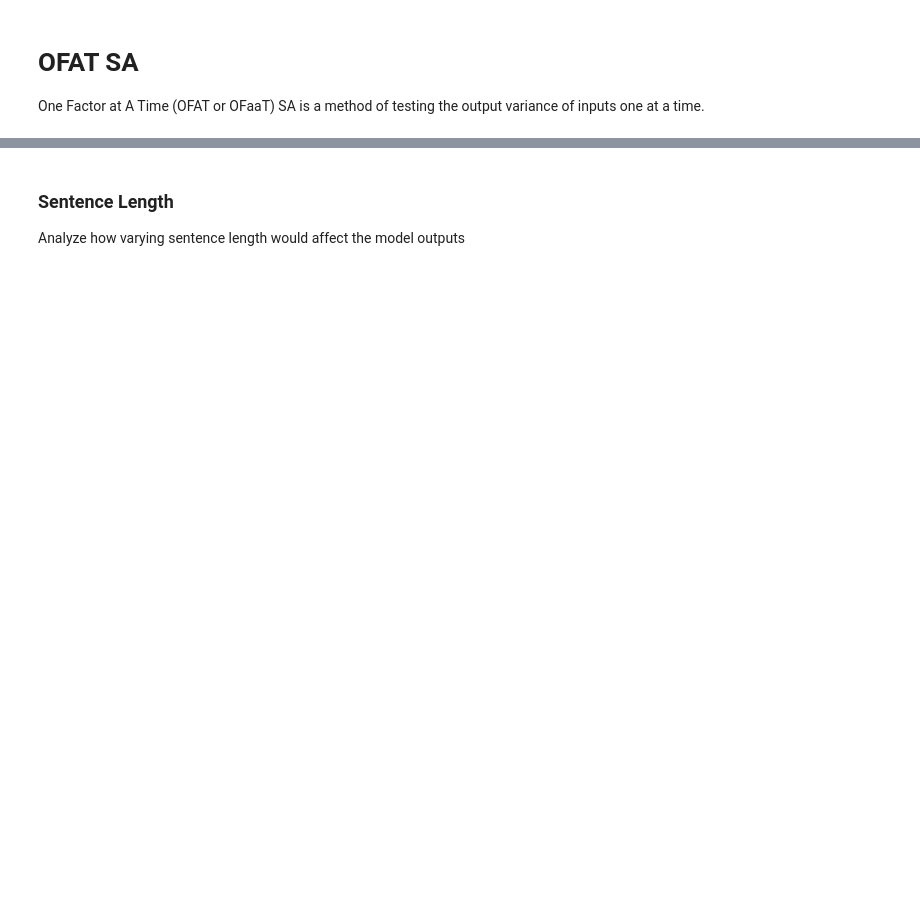
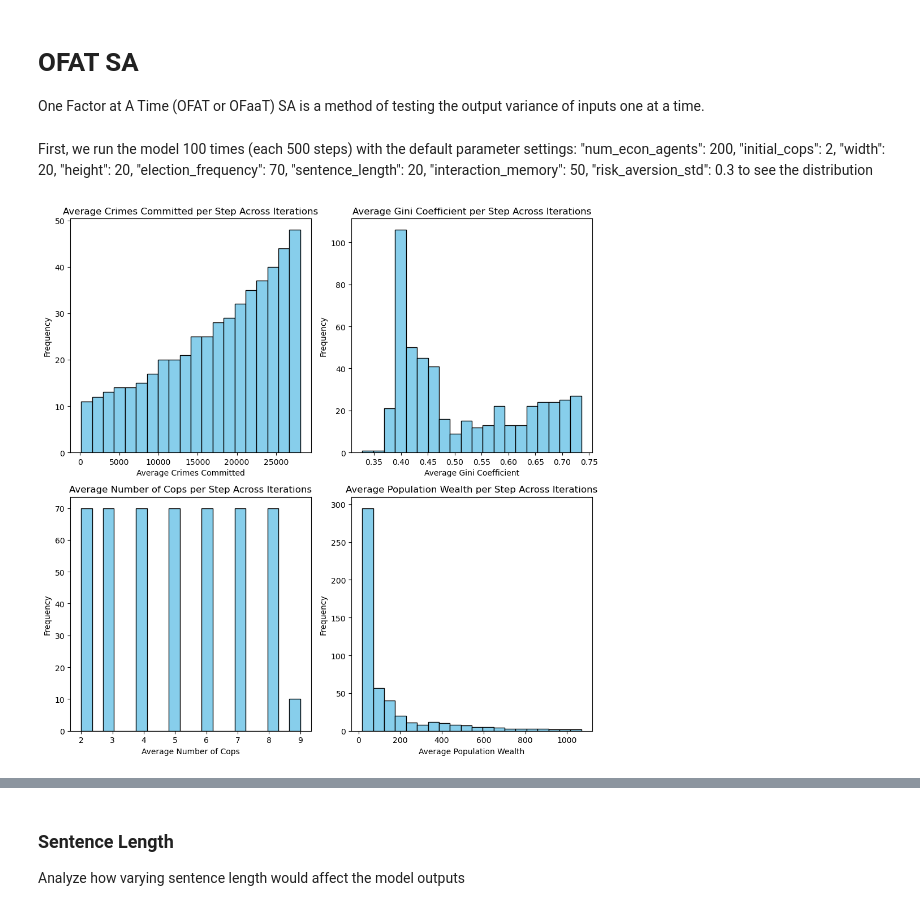
Before and after one commit to nabilasiregar/abm-project, a Jupyter notebook: notebooks/sensitivity_analysis.ipynb, the cells around one changed output, grey strips where cells are left out. Cells and saved outputs as stored; diff of their text form; code cells hidden in the pictures; blank space fills up the shorter version.

Commit message:
update with new default values

```diff
--- a/notebooks/sensitivity_analysis.ipynb
+++ b/notebooks/sensitivity_analysis.ipynb
@@ -9,5 +9,15 @@ from src.plot import plot_average_all_steps, plot_average_last_step
 # %% [markdown]
 # OFAT SA
 One Factor at A Time (OFAT or OFaaT) SA is a method of testing the output variance of inputs one at a time.
+# %% [markdown]
+First, we run the model 100 times (each 500 steps) with the default parameter settings:
+"num_econ_agents": 200,
+"initial_cops": 2,
+"width": 20,
+"height": 20,
+"election_frequency": 70,
+"sentence_length": 20,
+"interaction_memory": 50,
+"risk_aversion_std": 0.3 to see the distribution
 # %%
-data = pd.read_csv('../results/ofat_results_vary_agents.csv')
+default_data = pd.read_csv('../results/ofat_results_default.csv')
@@ -17,0 +24,25 @@ data['gini_coeff'] = data['gini_coeff'].astype(float)
+# %%
+columns_to_plot = ['num_crimes_committed', 'gini_coeff', 'num_cops', 'total_wealth']
+labels = {
+    'num_crimes_committed': 'Crimes Committed',
+    'gini_coeff': 'Gini Coefficient',
+    'num_cops': 'Number of Cops',
+    'total_wealth': 'Population Wealth'
+}
+
+fig, axs = plt.subplots(2, 2, figsize=(10, 10))  # Adjust the size as needed
+axs = axs.ravel()
+
+for i, col in enumerate(columns_to_plot):
+    avg_default_data = default_data.groupby(['iteration', 'Step'])[col].mean().reset_index()
+    avg_across_iterations = avg_default_data.groupby('Step')[col].mean()
+
+    axs[i].hist(avg_across_iterations.dropna(), bins=20, color='skyblue', edgecolor='black')
+    axs[i].set_title(f'Average {labels[col]} per Step Across Iterations')
+    axs[i].set_xlabel(f'Average {labels[col]}')
+    axs[i].set_ylabel('Frequency')
+
+plt.tight_layout()
+plt.show()
+# %% [output]
+[figure, added]
```
Also changed, not shown: parts of 17 cells of this notebook, 5 other files.
